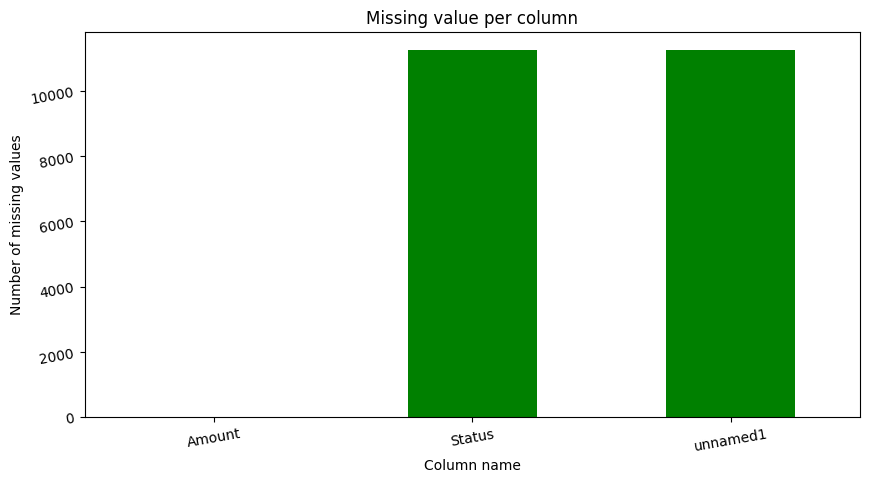
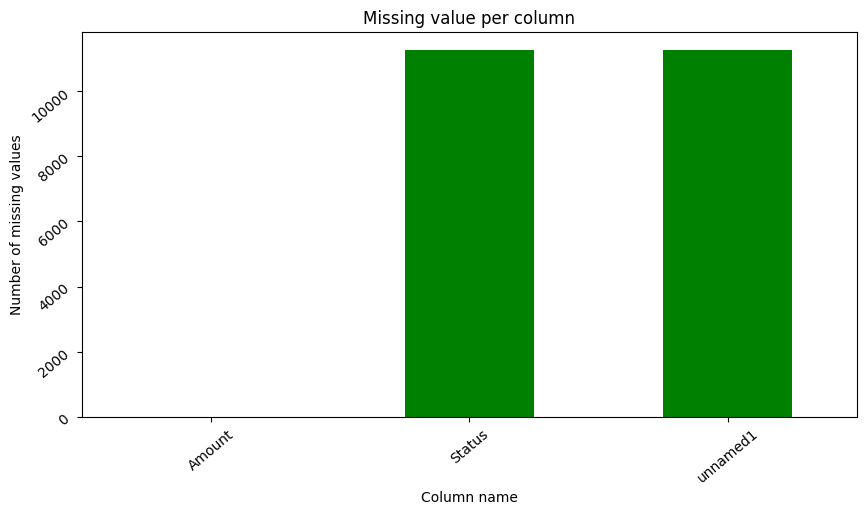
Unified diff of the notebook cell whose output changed from the first chart to the second:
--- before
+++ after
@@ -6,6 +6,6 @@
 plt.ylabel('Number of missing values') # Y axis name
 
-plt.xticks(rotation = 10)
-plt.yticks(rotation = 10)
+plt.xticks(rotation = 40)
+plt.yticks(rotation = 40)
 
 plt.show() # show final graph 

Commit: U